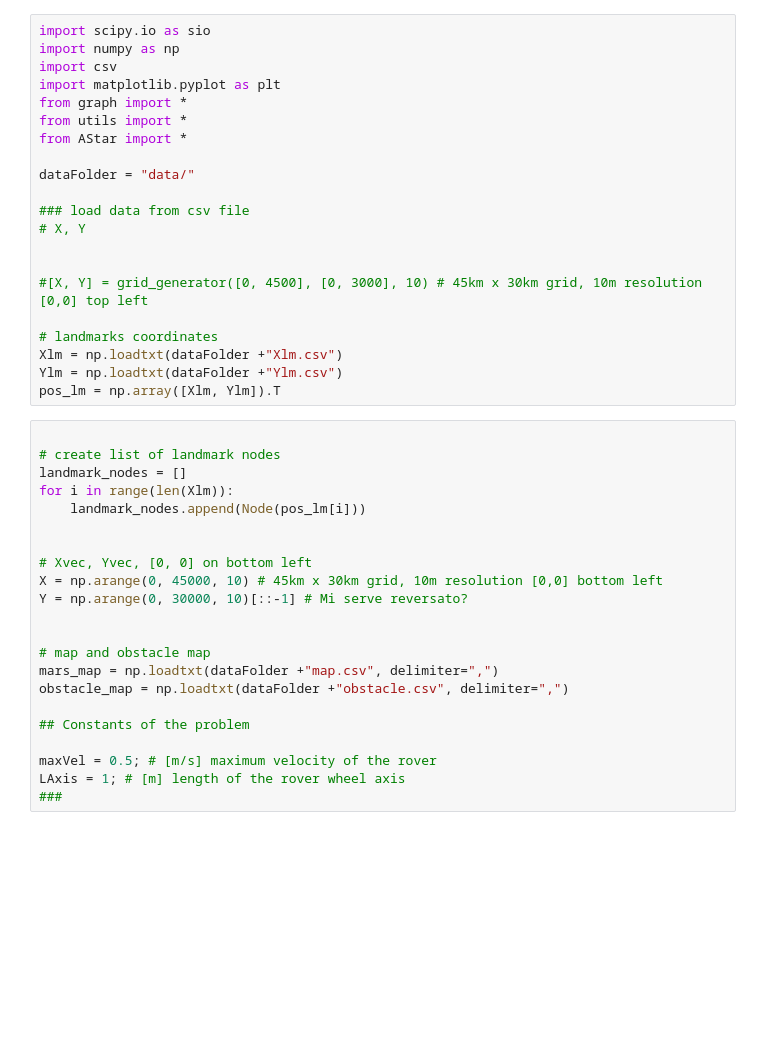
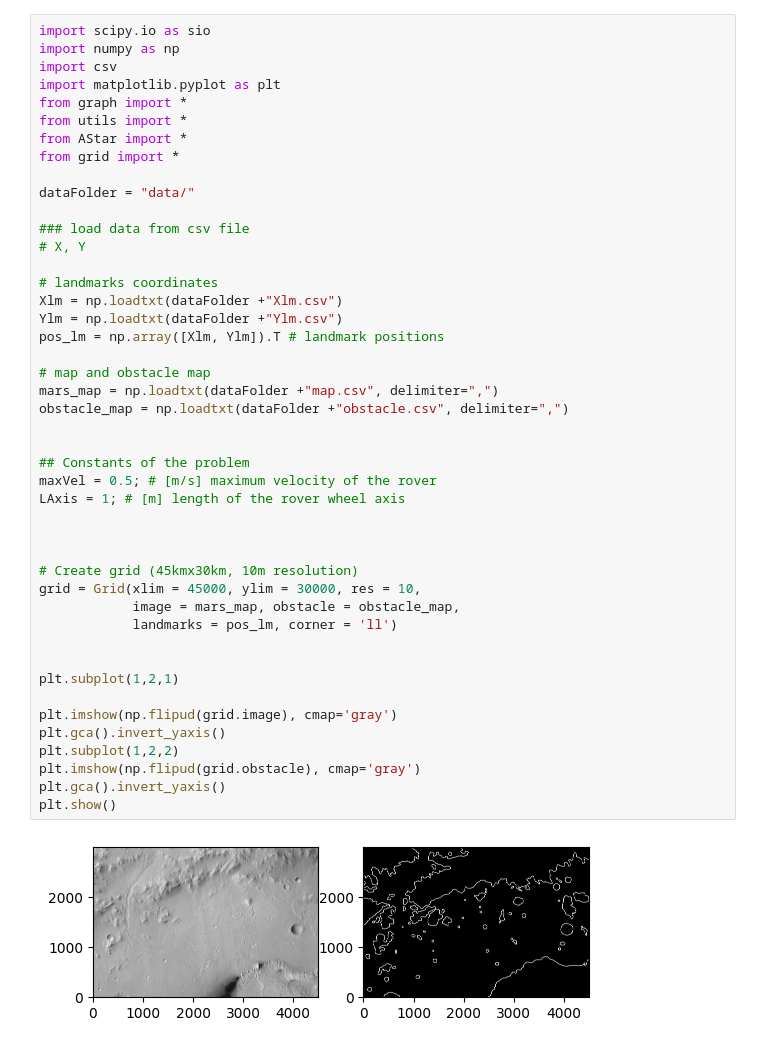
Before and after one commit to Meoli96/Robotic-pathfinding, a Jupyter notebook: main.ipynb, the cells around one changed output. Cells and saved outputs as stored; diff of their text form; blank space fills up the shorter version.

```diff
--- a/main.ipynb
+++ b/main.ipynb
@@ -1,44 +1,48 @@
 # %%
 import scipy.io as sio
 import numpy as np
 import csv
 import matplotlib.pyplot as plt
 from graph import *
 from utils import *
 from AStar import *
+from grid import *
 
 dataFolder = "data/"
 
 ### load data from csv file
 # X, Y
 
-
-#[X, Y] = grid_generator([0, 4500], [0, 3000], 10) # 45km x 30km grid, 10m resolution [0,0] top left
-
 # landmarks coordinates
 Xlm = np.loadtxt(dataFolder +"Xlm.csv")
 Ylm = np.loadtxt(dataFolder +"Ylm.csv")
-pos_lm = np.array([Xlm, Ylm]).T
+pos_lm = np.array([Xlm, Ylm]).T # landmark positions
+
+# map and obstacle map
+mars_map = np.loadtxt(dataFolder +"map.csv", delimiter=",")
+obstacle_map = np.loadtxt(dataFolder +"obstacle.csv", delimiter=",")
+
+
+## Constants of the problem
+maxVel = 0.5; # [m/s] maximum velocity of the rover
+LAxis = 1; # [m] length of the rover wheel axis
+
+
+
+# Create grid (45kmx30km, 10m resolution)
+grid = Grid(xlim = 45000, ylim = 30000, res = 10,
+            image = mars_map, obstacle = obstacle_map,
+            landmarks = pos_lm, corner = 'll')
+
+
+plt.subplot(1,2,1)
+
+plt.imshow(np.flipud(grid.image), cmap='gray')
+plt.gca().invert_yaxis()
+plt.subplot(1,2,2)
+plt.imshow(np.flipud(grid.obstacle), cmap='gray')
+plt.gca().invert_yaxis()
+plt.show()
+# %% [output]
+[figure, added]
-# %%
-
-# create list of landmark nodes
-landmark_nodes = []
-for i in range(len(Xlm)):
-    landmark_nodes.append(Node(pos_lm[i]))
-
-
-# Xvec, Yvec, [0, 0] on bottom left
-X = np.arange(0, 45000, 10) # 45km x 30km grid, 10m resolution [0,0] bottom left
-Y = np.arange(0, 30000, 10)[::-1] # Mi serve reversato?
-
-
-# map and obstacle map
-mars_map = np.loadtxt(dataFolder +"map.csv", delimiter=",")
-obstacle_map = np.loadtxt(dataFolder +"obstacle.csv", delimiter=",")
-
-## Constants of the problem
-
-maxVel = 0.5; # [m/s] maximum velocity of the rover
-LAxis = 1; # [m] length of the rover wheel axis
-###
 # %%
```
Also changed, not shown: parts of 3 cells of this notebook, 4 other files.
